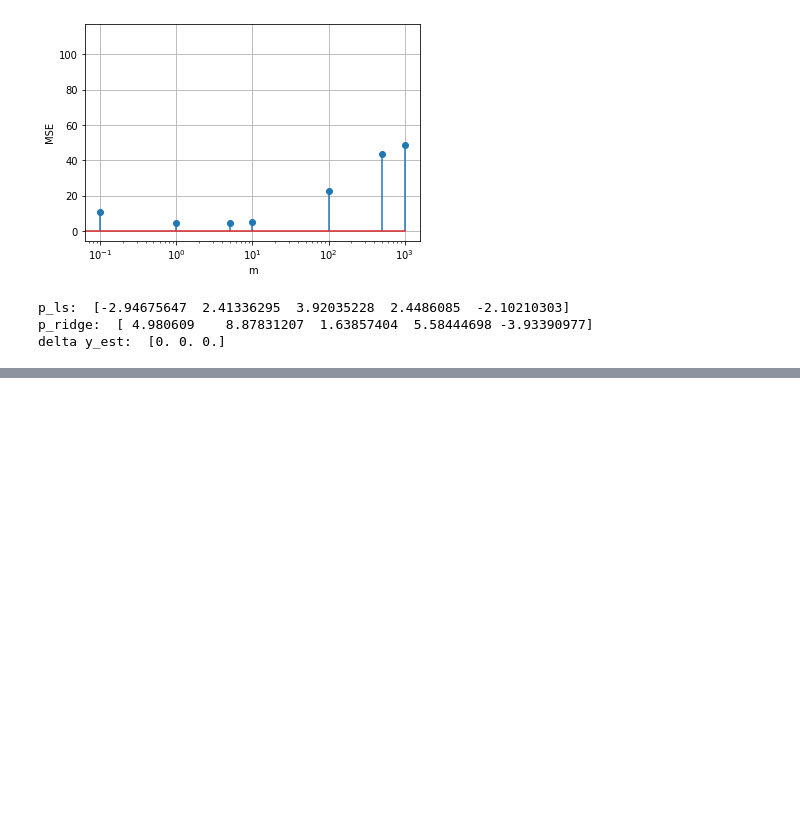
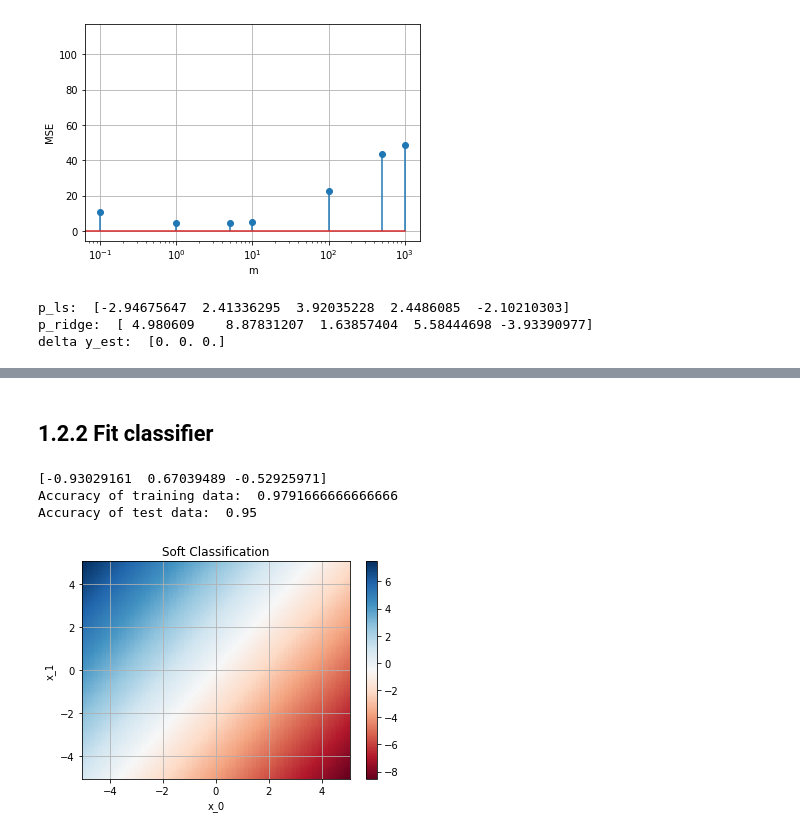
Before and after one commit to Geryyy/ml_algorithm, a Jupyter notebook: 01_uebung/ue1_ebmer.ipynb, the cells around one changed output, grey strips where cells are left out. Saved outputs shown, nothing was run; the diff lists cells and outputs as text; code cells hidden in the pictures; blank space fills up the shorter version.

```diff
--- a/01_uebung/ue1_ebmer.ipynb
+++ b/01_uebung/ue1_ebmer.ipynb
@@ -164,0 +206,66 @@ delta y_est:  [0. 0. 0.]
+# %% [markdown]
+## 1.2.2 Fit classifier
+# %%
+import numpy as np
+from sklearn.metrics import confusion_matrix
+
+S = np.ones((len(train_data), 3))
+S[:, 0] = train_data['x_0']
+S[:, 1] = train_data['x_1']
+y = train_data['y']
+
+# solve LS
+p = np.linalg.pinv(S) @ y
+print(p)
+
+# plot the decision boundary
+x_0 = np.linspace(-5, 5, 100)
+x_1 = np.linspace(-5, 5, 100)
+X_0, X_1 = np.meshgrid(x_0, x_1)
+
+def threshold_softclass(y_soft):
+    y_hard = np.zeros(len(y_soft))
+    y_hard[y_soft > 0] = 1
+    y_hard[y_soft < 0] = -1
+    return y_hard
+
+# write function to calculate accuracy of estimation
+def get_accuracy(x0,x1,y,p):
+    S = np.ones((len(x0), 3))
+    S[:, 0] = x0
+    S[:, 1] = x1
+    y_est = S @ p
+    y_est = threshold_softclass(y_est)
+    confusion = confusion_matrix(y, y_est)
+    accuracy = (confusion[0,0] + confusion[1,1]) / len(y)
+    return accuracy
+
+# accuracy of training data
+err_train = get_accuracy(train_data['x_0'], train_data['x_1'], train_data['y'],p)
+print('Accuracy of training data: ', err_train)
+
+# accuracy of test data
+err_test = get_accuracy(test_data['x_0'], test_data['x_1'], test_data['y'],p)
+print('Accuracy of test data: ', err_test)
+
+# Heat map
+x0 = np.linspace(-5, 5, 100)
+x1 = np.linspace(-5, 5, 100)
+X0, X1 = np.meshgrid(x0, x1)
+S = np.ones((len(X0.flatten()), 3))
+S[:, 0] = X0.flatten()
+S[:, 1] = X1.flatten()
+y_soft = S @ p
+Y_soft = y_soft.reshape(X0.shape)
+plt.pcolormesh(X0, X1, Y_soft, cmap='RdBu')
+plt.colorbar()
+plt.xlabel('x_0')
+plt.ylabel('x_1')
+plt.grid()
+plt.title('Soft Classification')
+plt.show()
+# %% [output]
+[-0.93029161  0.67039489 -0.52925971]
+Accuracy of training data:  0.9791666666666666
+Accuracy of test data:  0.95
+[figure, added]
```
Also changed, not shown: parts of 13 cells of this notebook, 2 other files.
